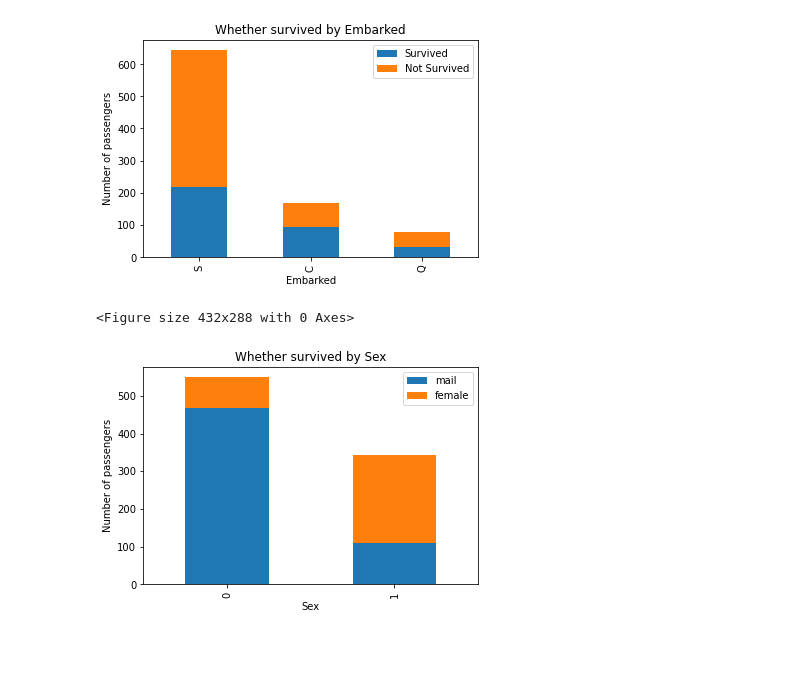
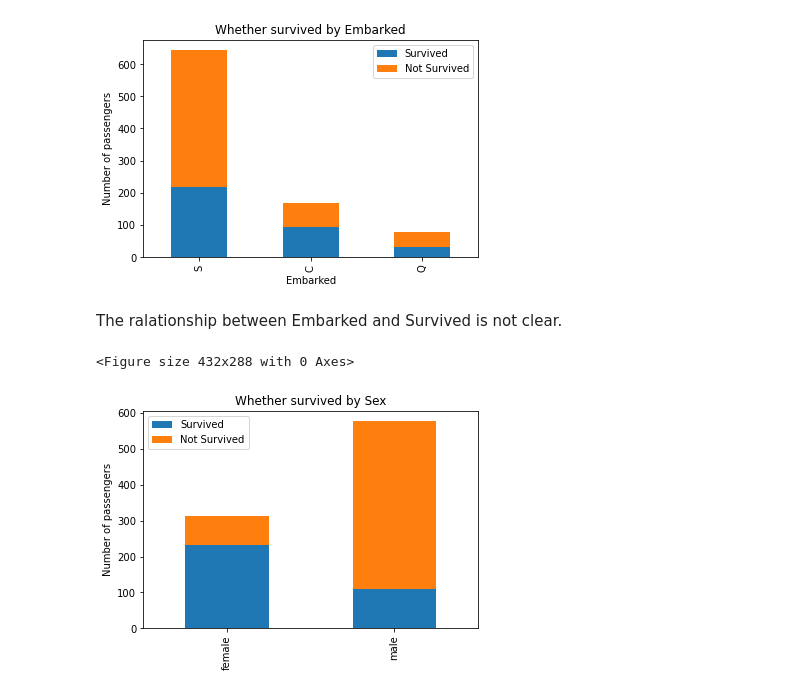
Before and after one commit to ZexuanDu/Kaggle_TitanicComp, a Jupyter notebook: tatanic.ipynb, the cells around one changed output. Cells and saved outputs as stored; diff of their text form; code cells hidden in the pictures; blank space fills up the shorter version.

```diff
--- a/tatanic.ipynb
+++ b/tatanic.ipynb
@@ -144,18 +157,19 @@ plt.show()
 # %% [output]
 <Figure size 432x288 with 0 Axes>
 [figure]
+# %% [markdown]
+The ralationship between Embarked and Survived is not clear.
 # %%
 fig = plt.figure()
 fig.set(alpha=0.2)
 
-Survived_m = data_train.Survived[data_train.Sex == 'male'].value_counts()
-Survived_f = data_train.Survived[data_train.Sex == 'female'].value_counts()
-df=pd.DataFrame({u'mail':Survived_m, u'female':Survived_f})
+Sex_0 = data_train.Sex[data_train.Survived == 0].value_counts()
+Sex_1 = data_train.Sex[data_train.Survived == 1].value_counts()
+df=pd.DataFrame({u'Survived':Sex_1, u'Not Survived':Sex_0})
 df.plot(kind='bar', stacked=True)
 plt.title(u"Whether survived by Sex")
-plt.xlabel(u"Sex")
 plt.ylabel(u"Number of passengers")
 plt.show()
 # %% [output]
 <Figure size 432x288 with 0 Axes>
-[figure, old version]
+[figure, new version]
```
Also changed, not shown: parts of 22 cells of this notebook.
